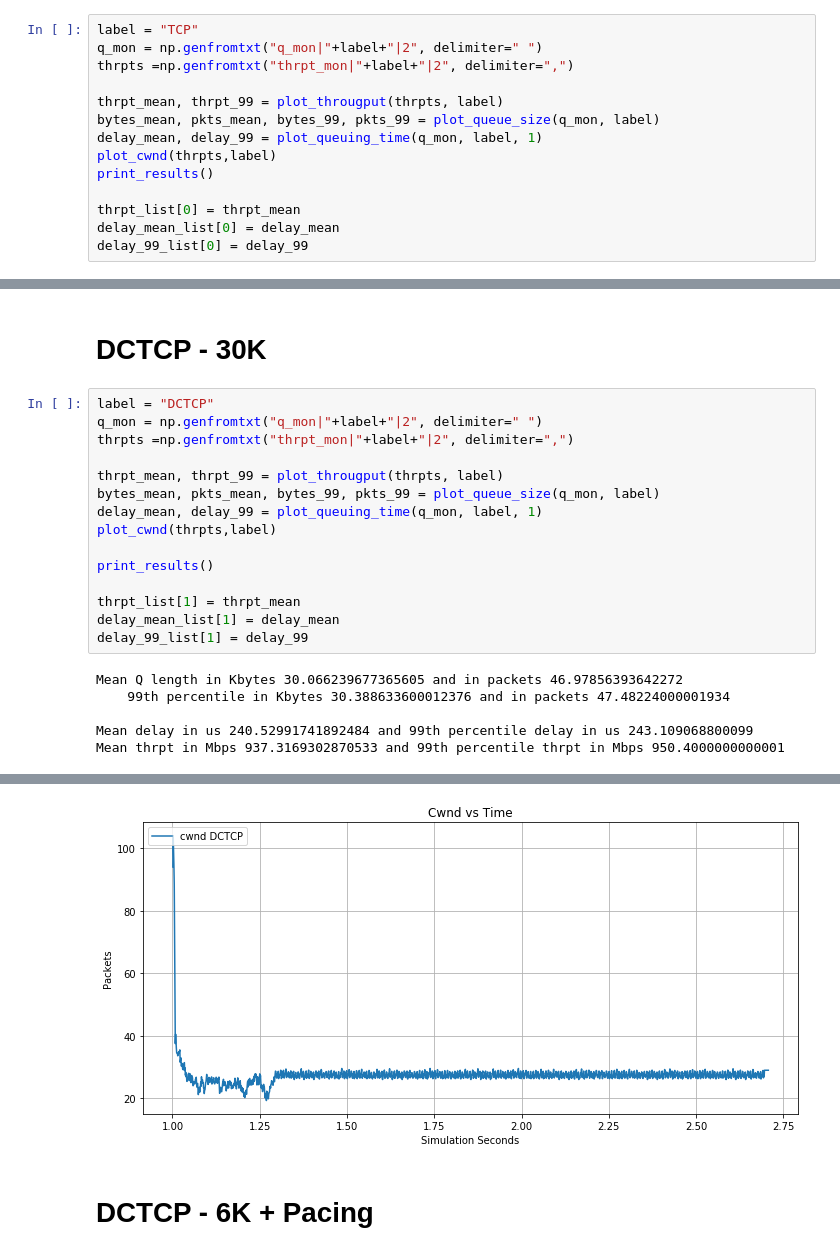
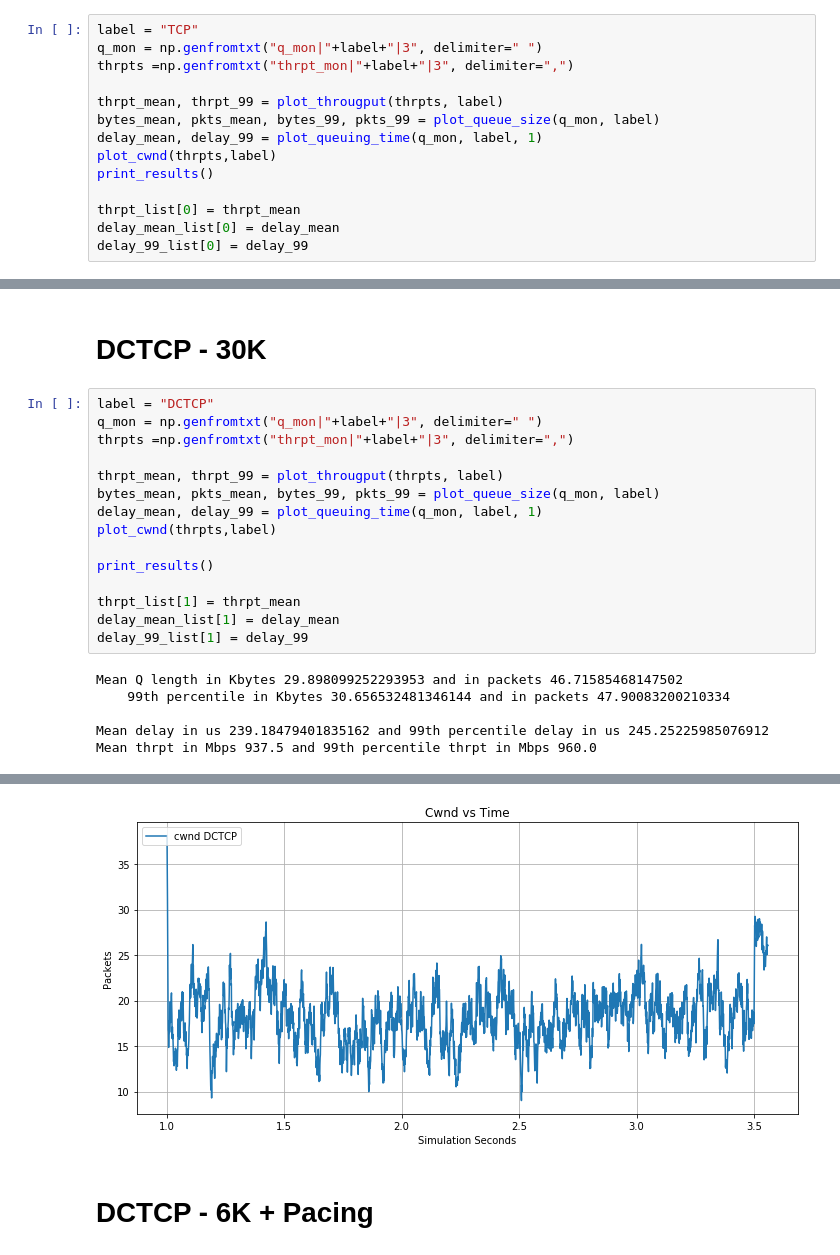
Before and after one commit to konspras/Implementation-and-end-to-end-Evaluation-of-the-HULL-Architecture, a Jupyter notebook: results/static_flow_main/Postprocess.ipynb, the cells around one changed output, grey strips where cells are left out. Cells and saved outputs as stored; diff of their text form.

```diff
--- a/results/static_flow_main/Postprocess.ipynb
+++ b/results/static_flow_main/Postprocess.ipynb
@@ -150,8 +150,8 @@ delay_99_list = [None]*4
 # TCP
 # %%
 label = "TCP"
-q_mon = np.genfromtxt("q_mon|"+label+"|2", delimiter=" ")
-thrpts =np.genfromtxt("thrpt_mon|"+label+"|2", delimiter=",")
+q_mon = np.genfromtxt("q_mon|"+label+"|3", delimiter=" ")
+thrpts =np.genfromtxt("thrpt_mon|"+label+"|3", delimiter=",")
 
 thrpt_mean, thrpt_99 = plot_througput(thrpts, label)
 bytes_mean, pkts_mean, bytes_99, pkts_99 = plot_queue_size(q_mon, label)
@@ -176,8 +176,8 @@ Mean thrpt in Mbps 754.436911487759 and 99th percentile thrpt in Mbps 950.4
 # DCTCP - 30K
 # %%
 label = "DCTCP"
-q_mon = np.genfromtxt("q_mon|"+label+"|2", delimiter=" ")
-thrpts =np.genfromtxt("thrpt_mon|"+label+"|2", delimiter=",")
+q_mon = np.genfromtxt("q_mon|"+label+"|3", delimiter=" ")
+thrpts =np.genfromtxt("thrpt_mon|"+label+"|3", delimiter=",")
 
 thrpt_mean, thrpt_99 = plot_througput(thrpts, label)
 bytes_mean, pkts_mean, bytes_99, pkts_99 = plot_queue_size(q_mon, label)
@@ -190,8 +190,8 @@ thrpt_list[1] = thrpt_mean
 delay_mean_list[1] = delay_mean
 delay_99_list[1] = delay_99
 # %% [output]
-Mean Q length in Kbytes 30.066239677365605 and in packets 46.97856393642272
-    99th percentile in Kbytes 30.388633600012376 and in packets 47.48224000001934
+Mean Q length in Kbytes 29.898099252293953 and in packets 46.71585468147502
+    99th percentile in Kbytes 30.656532481346144 and in packets 47.90083200210334
 
-Mean delay in us 240.52991741892484 and 99th percentile delay in us 243.109068800099
-Mean thrpt in Mbps 937.3169302870533 and 99th percentile thrpt in Mbps 950.4000000000001
+Mean delay in us 239.18479401835162 and 99th percentile delay in us 245.25225985076912
+Mean thrpt in Mbps 937.5 and 99th percentile thrpt in Mbps 960.0
@@ -201,4 +201,4 @@ Mean thrpt in Mbps 937.3169302870533 and 99th percentile thrpt in Mbps 950.40000
-[figure, old version]
+[figure, new version]
 # %% [markdown]
 # DCTCP - 6K + Pacing
 # %%
```
Also changed, not shown: parts of 5 cells of this notebook, 39 other files.
